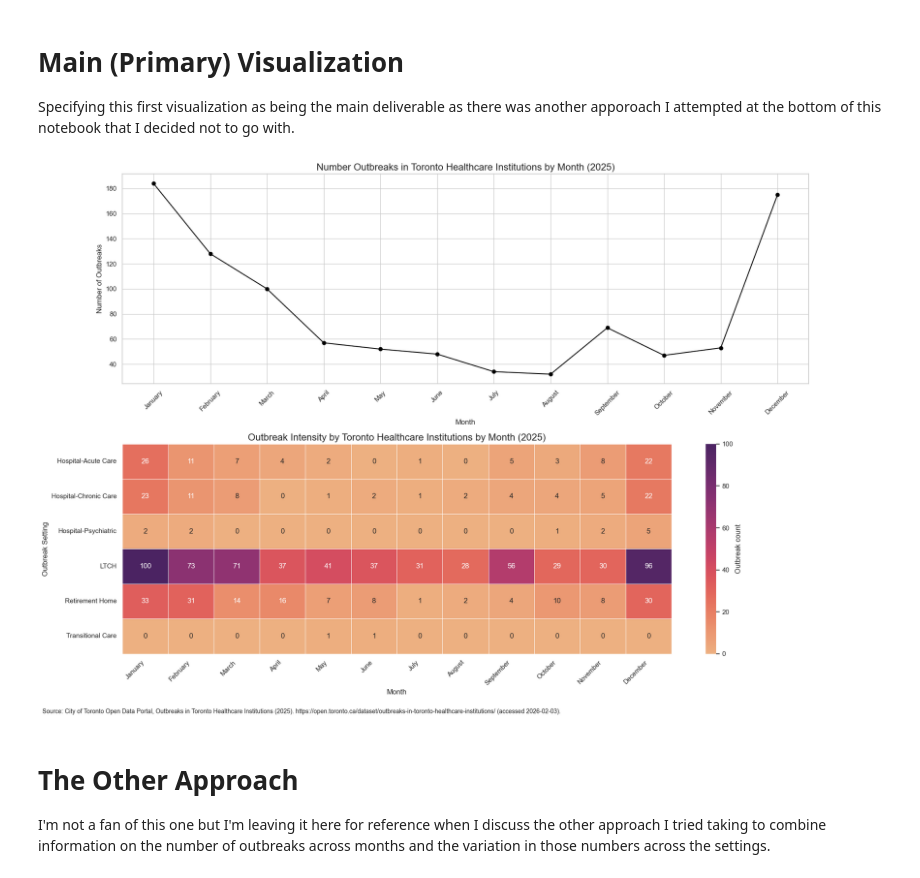
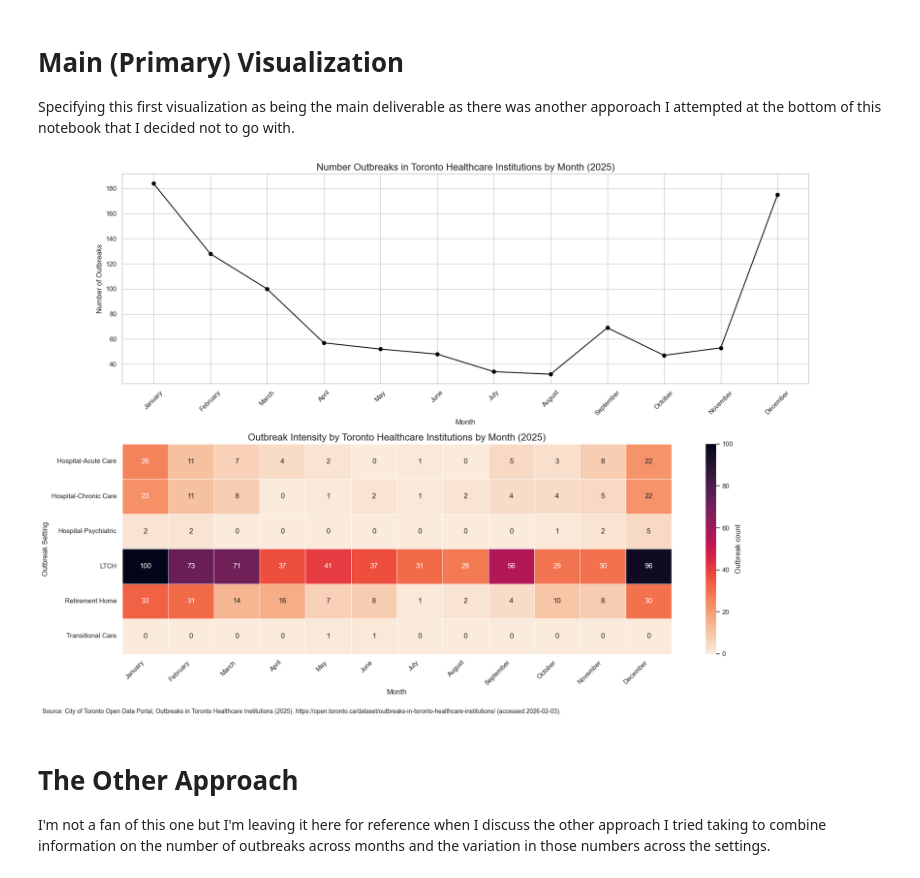
Before and after one commit to amera6/visualization, a Jupyter notebook: 02_activities/assignments/assignment-3/Python_Visualization.ipynb, the cells around one changed output. Drawn from its saved outputs; the diff is of its cells as text; code cells hidden in the pictures.

```diff
--- a/02_activities/assignments/assignment-3/Python_Visualization.ipynb
+++ b/02_activities/assignments/assignment-3/Python_Visualization.ipynb
@@ -39,35 +39,35 @@ axes[0].set_xlabel('Month') # x-axis title
 axes[0].set_ylabel('Number of Outbreaks') # y-axis title
 axes[0].tick_params(axis='x', rotation=45) # rotating x-axis labels for better readability
 
 # 2. Heatmap of Outbreaks by Setting and Month
 setting_month_counts = df.groupby(['Outbreak Setting', df['Month'].astype(str)]).size().unstack(fill_value=0) # pivot table of counts by setting and month
 setting_month_counts = setting_month_counts.reindex(columns=month_keys, fill_value=0) # reindex columns to ensure all months are present
 
-sns.heatmap(setting_month_counts, cmap="flare", linewidths=0.5, annot=True, fmt="d", ax=axes[1],cbar_kws={'label': 'Outbreak count'}) # heatmap with annotations
+sns.heatmap(setting_month_counts, cmap="rocket_r", linewidths=0.5, annot=True, fmt="d", ax=axes[1],cbar_kws={'label': 'Outbreak count'}) # heatmap with annotations
 axes[1].set_title('Outbreak Intensity by Toronto Healthcare Institutions by Month (2025)', fontsize=16) # title
 axes[1].set_xlabel('Month') # x-axis title
 axes[1].set_ylabel('Outbreak Setting') # y-axis title
 axes[1].set_xticks(np.arange(len(month_labels)) + 0.5) # set x-ticks to be in the center of each cell
 axes[1].set_xticklabels(month_labels, rotation=45, ha='right') # set x-tick labels
 
 
 
 caption = ("Source: City of Toronto Open Data Portal, Outbreaks in Toronto Healthcare Institutions (2025). "
            "https://open.toronto.ca/dataset/outbreaks-in-toronto-healthcare-institutions/ "
            "(accessed 2026-02-03).")
 
 fig.text(
     0.01, 0.01, caption,   # x, y in figure coordinates
     ha="left", va="bottom",
     fontsize=10,
     wrap=True
 )
 
 plt.tight_layout(rect=[0, 0.03, 1, 1])
 
 plt.show()
 # %% [output]
-[figure, old version]
+[figure, new version]
 # %% [markdown]
 # The Other Approach
 I'm not a fan of this one but I'm leaving it here for reference when I discuss the other approach I tried taking to combine information on the number of outbreaks across months and the variation in those numbers across the settings.
```
Also changed, not shown: 3 other files.
